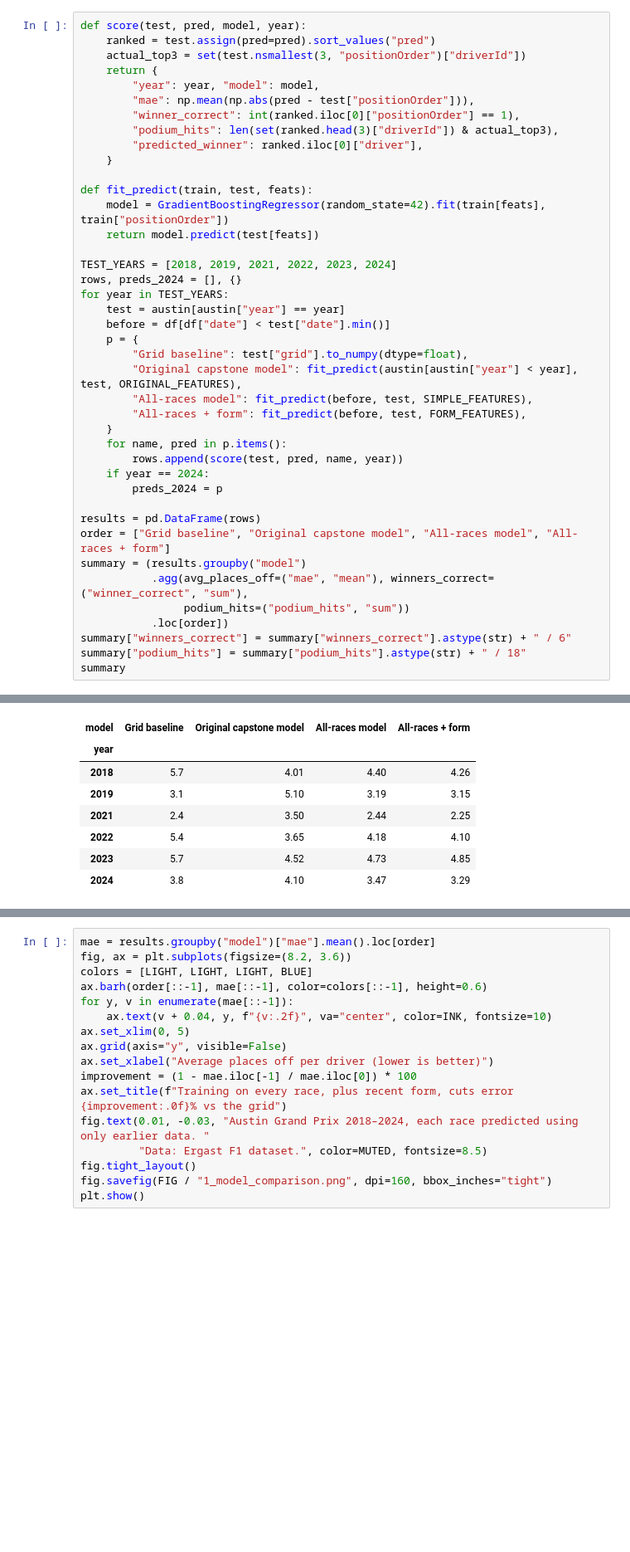
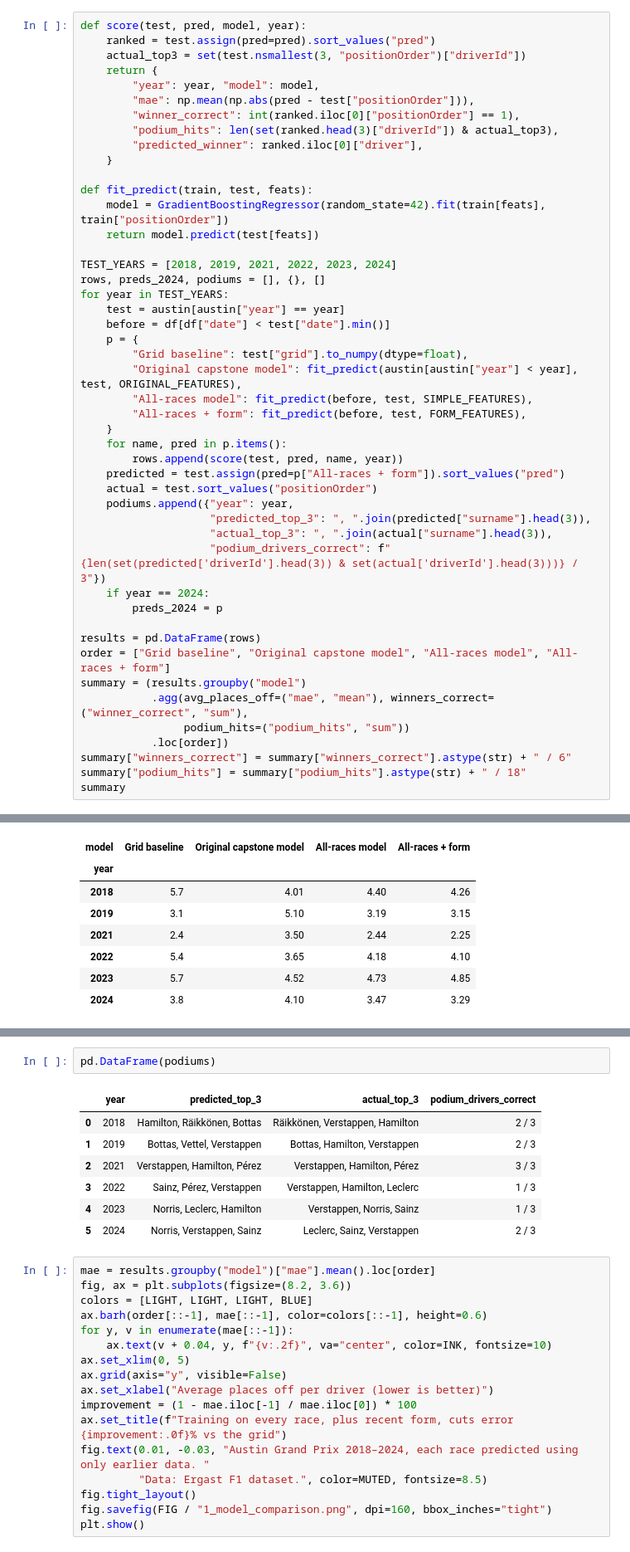
Before and after one commit to yournightmare27/Austin-GP, a Jupyter notebook: notebooks/austin_gp_prediction.ipynb, the cells around one changed output, grey strips where cells are left out. Shown at 83% size. Drawn from its saved outputs; the diff is of its cells as text; blank space fills up the shorter version.

Commit message:
Add race-by-race podium predictions to README and notebook
Co-Authored-By: Claude Opus 5.5 <noreply@anthropic.com>
Claude-Session: https://claude.ai/code/session_018nU1dxZFdqDnrcPSBr1Tvv

```diff
--- a/notebooks/austin_gp_prediction.ipynb
+++ b/notebooks/austin_gp_prediction.ipynb
@@ -96,7 +96,7 @@ def fit_predict(train, test, feats):
     return model.predict(test[feats])
 
 TEST_YEARS = [2018, 2019, 2021, 2022, 2023, 2024]
-rows, preds_2024 = [], {}
+rows, preds_2024, podiums = [], {}, []
 for year in TEST_YEARS:
     test = austin[austin["year"] == year]
     before = df[df["date"] < test["date"].min()]
@@ -108,6 +108,12 @@ for year in TEST_YEARS:
     }
     for name, pred in p.items():
         rows.append(score(test, pred, name, year))
+    predicted = test.assign(pred=p["All-races + form"]).sort_values("pred")
+    actual = test.sort_values("positionOrder")
+    podiums.append({"year": year,
+                    "predicted_top_3": ", ".join(predicted["surname"].head(3)),
+                    "actual_top_3": ", ".join(actual["surname"].head(3)),
+                    "podium_drivers_correct": f"{len(set(predicted['driverId'].head(3)) & set(actual['driverId'].head(3)))} / 3"})
     if year == 2024:
         preds_2024 = p
 
@@ -141,3 +151,13 @@ results.pivot(index="year", columns="model", values="mae")[order].round(2)
+# %%
+pd.DataFrame(podiums)
+# %% [output]
+|  | year | predicted_top_3 | actual_top_3 | podium_drivers_correct |
+| 0 | 2018 | Hamilton, Räikkönen, Bottas | Räikkönen, Verstappen, Hamilton | 2 / 3 |
+| 1 | 2019 | Bottas, Vettel, Verstappen | Bottas, Hamilton, Verstappen | 2 / 3 |
+| 2 | 2021 | Verstappen, Hamilton, Pérez | Verstappen, Hamilton, Pérez | 3 / 3 |
+| 3 | 2022 | Sainz, Pérez, Verstappen | Verstappen, Hamilton, Leclerc | 1 / 3 |
+| 4 | 2023 | Norris, Leclerc, Hamilton | Verstappen, Norris, Sainz | 1 / 3 |
+| 5 | 2024 | Norris, Verstappen, Sainz | Leclerc, Sainz, Verstappen | 2 / 3 |
 # %%
 mae = results.groupby("model")["mae"].mean().loc[order]
 fig, ax = plt.subplots(figsize=(8.2, 3.6))
```
Also changed, not shown: parts of 1 cell of this notebook, 1 other file.
